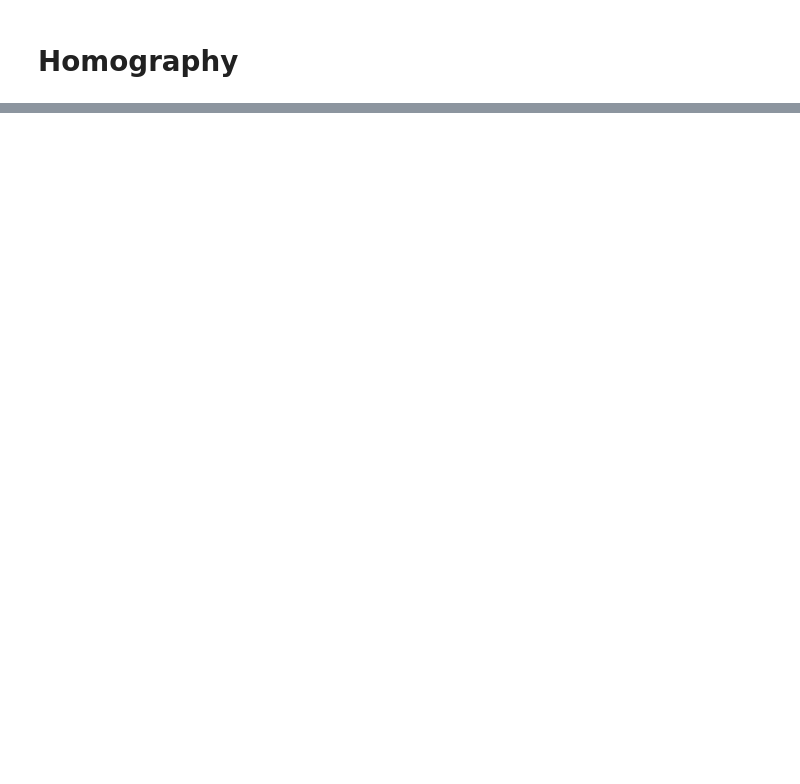
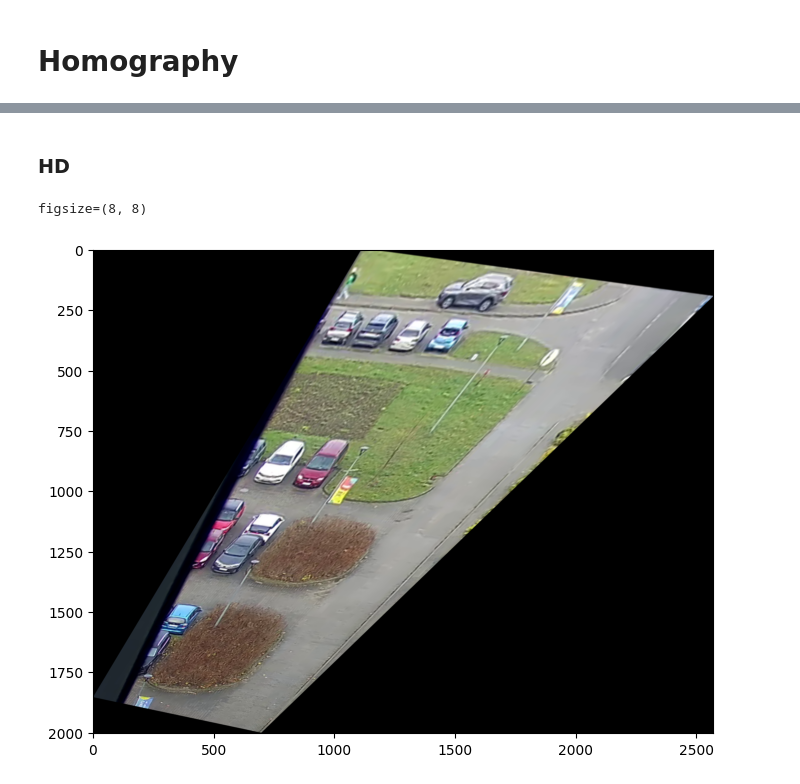
Before and after one commit to Trawirr/ParkingApp, a Jupyter notebook: image_processing/top_down_projection.ipynb, the cells around one changed output, grey strips where cells are left out. Cells and saved outputs as stored; diff of their text form; code cells hidden in the pictures; blank space fills up the shorter version.

```diff
--- a/image_processing/top_down_projection.ipynb
+++ b/image_processing/top_down_projection.ipynb
@@ -208,0 +290,7 @@ plt.show()
+# %% [markdown]
+### HD
+# %%
+_ = make_image_top_down(image_c_weti1, geo_points_weti1, img_points_weti1, aa=True, figsize=(8, 8))
+# %% [output]
+figsize=(8, 8)
+[figure, added]
```
Also changed, not shown: parts of 35 cells of this notebook.
